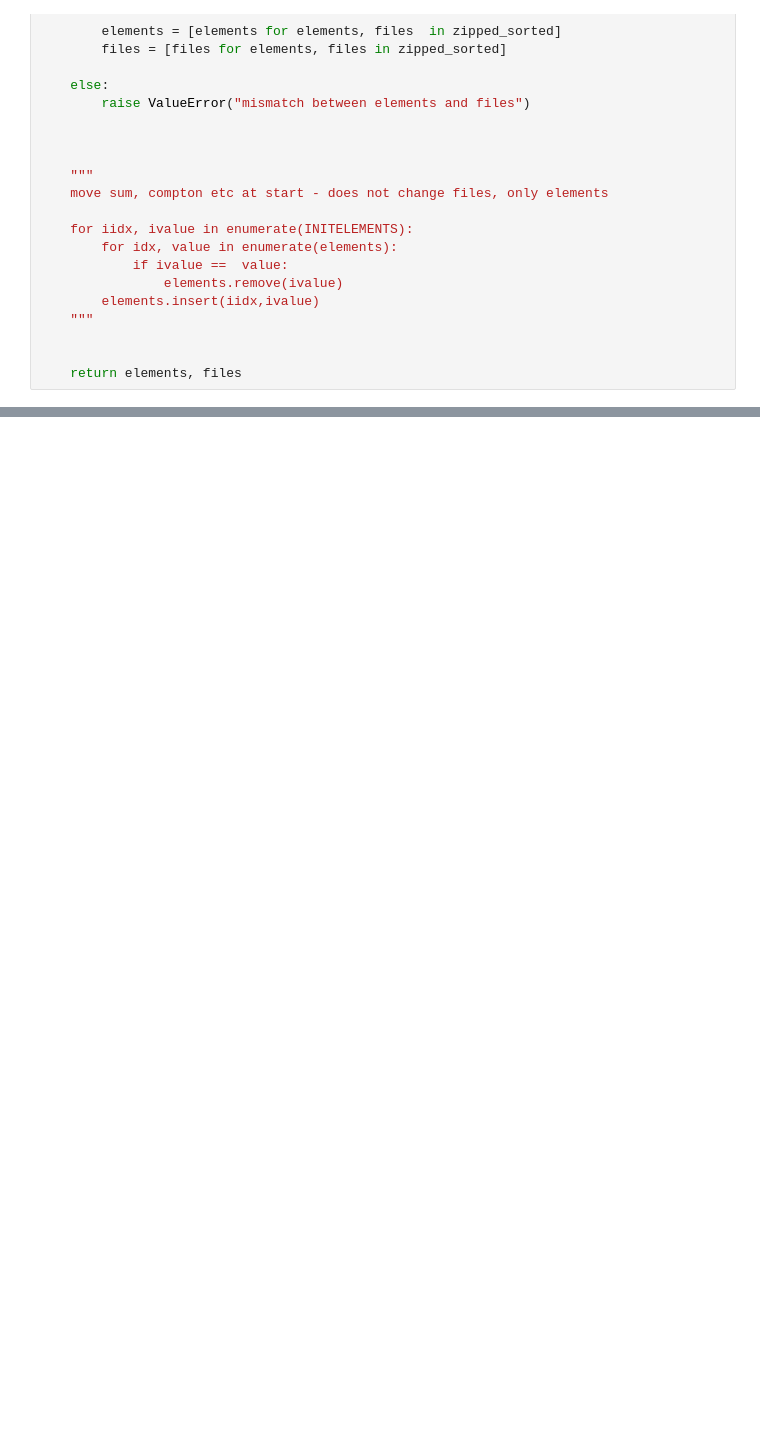
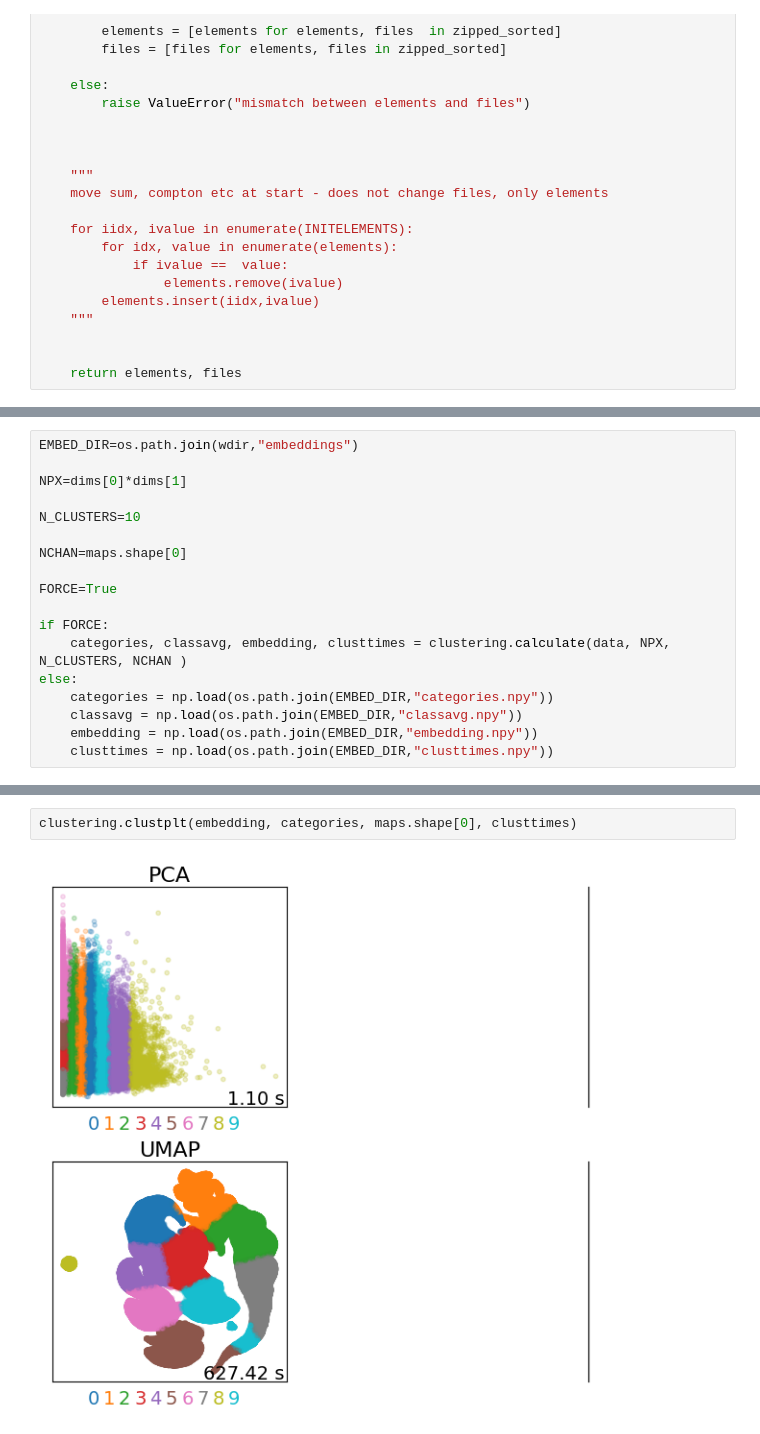
Before and after one commit to lachlanc61/ColourspecXFM, a Jupyter notebook: notebooks/geopixe_seg.ipynb, the cells around one changed output, grey strips where cells are left out. Drawn from its saved outputs; the diff is of its cells as text; blank space fills up the shorter version.

Commit message:
clustering restructure debugged, exploration working

```diff
--- a/notebooks/geopixe_seg.ipynb
+++ b/notebooks/geopixe_seg.ipynb
@@ -126,0 +148,18 @@ Al
+# %%
+EMBED_DIR=os.path.join(wdir,"embeddings")
+
+NPX=dims[0]*dims[1]
+
+N_CLUSTERS=10
+
+NCHAN=maps.shape[0]
+
+FORCE=True
+
+if FORCE:
+    categories, classavg, embedding, clusttimes = clustering.calculate(data, NPX, N_CLUSTERS, NCHAN )
+else:
+    categories = np.load(os.path.join(EMBED_DIR,"categories.npy"))
+    classavg = np.load(os.path.join(EMBED_DIR,"classavg.npy"))
+    embedding = np.load(os.path.join(EMBED_DIR,"embedding.npy"))
+    clusttimes = np.load(os.path.join(EMBED_DIR,"clusttimes.npy"))
@@ -126,0 +174,4 @@ Al
+# %%
+clustering.clustplt(embedding, categories, maps.shape[0], clusttimes)
+# %% [output]
+[figure, added]
```
Also changed, not shown: parts of 8 cells of this notebook, 2 other files.
